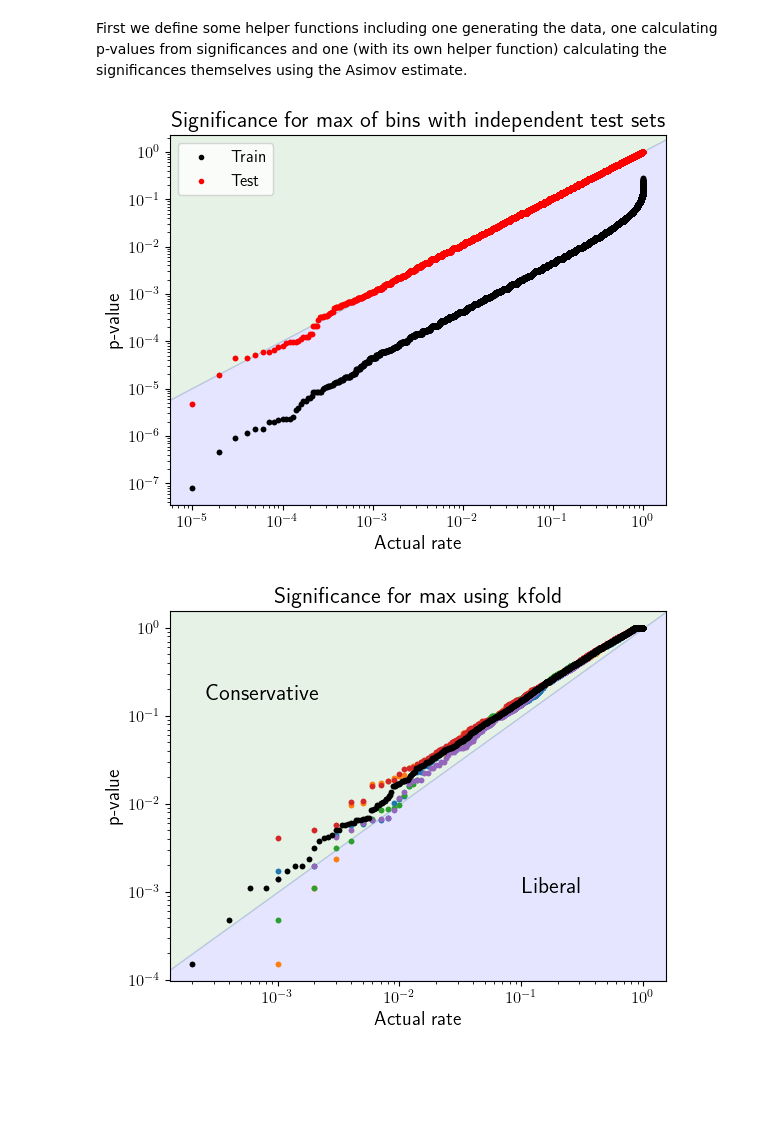
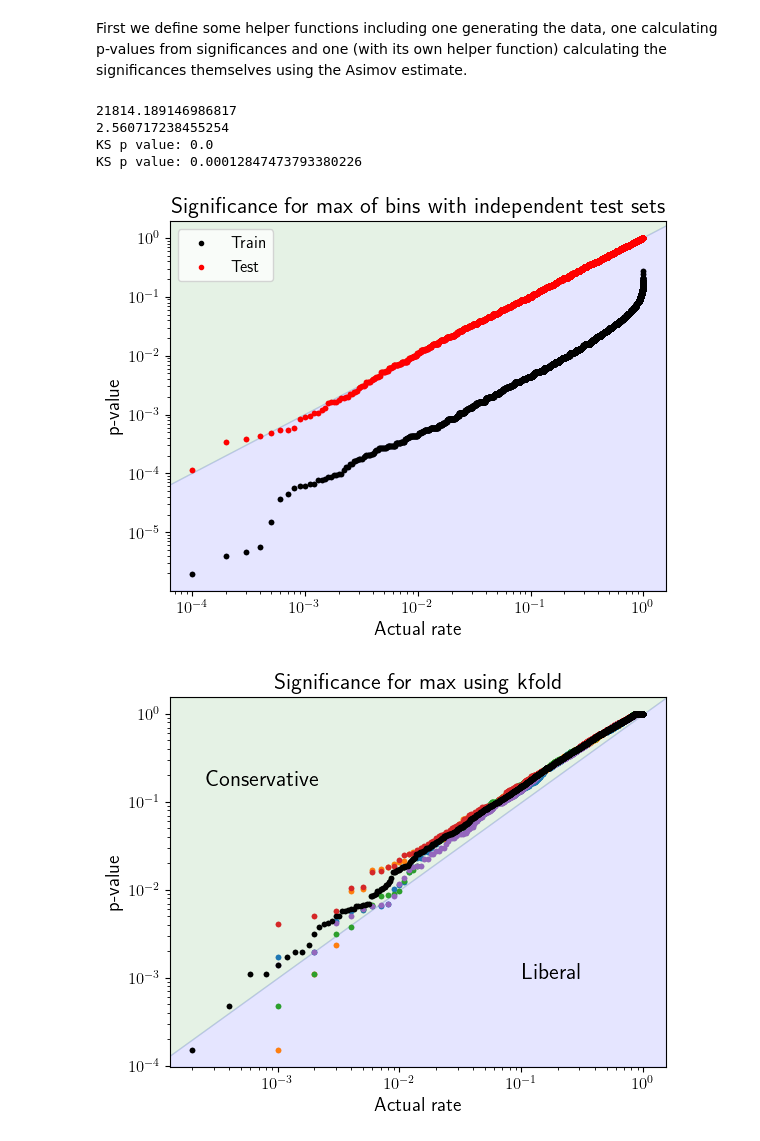
Before and after one commit to mariehein/look_everywhere_in_AD, a Jupyter notebook: binned_distributions_kfold.ipynb, the cells around one changed output. Cells and saved outputs as stored; diff of their text form; code cells hidden in the pictures; blank space fills up the shorter version.

Commit message:
Cleaned up simple binned test

```diff
--- a/binned_distributions_kfold.ipynb
+++ b/binned_distributions_kfold.ipynb
@@ -80,6 +80,32 @@ def significance_formula(N_data, N_BT):
 
 def significance_naive(N_data, N_BT):
     return (N_data-N_BT)/np.sqrt(N_BT)
+
+def anderson_darling_uniform(p_values):
+    """Compute the Anderson-Darling test statistic for Uniform[0,1]"""
+    p_values = np.sort(p_values)
+    n = len(p_values)
+    i = np.arange(1, n + 1)
+    ln_terms = np.log(p_values) + np.log(1 - p_values[::-1])
+    A2 = -n - np.sum((2 * i - 1) * ln_terms) / n
+    return A2
+
+def anderson_darling(p_values):
+    """result = stats.anderson(p_values, dist='uniform')
+
+    # Output results
+    print(f"Test statistic: {result.statistic:.4f}")
+    print("Critical values:", result.critical_values)
+    print("Significance levels (%):", result.significance_level)
+    return stats.anderson(p_values, dist="uniform")"""
+    value = anderson_darling_uniform(p_values)
+    print(value)
+    return anderson_darling_uniform(p_values)
+
+def ks_test(p_values):
+    ks_stat, ks_pvalue = stats.kstest(p_values, 'uniform')
+    print("KS p value:", ks_pvalue)
+    return ks_stat, ks_pvalue
 # %%
 def do_test(N_tests, bins, N, bins_edge = None):
     rv = multivariate_normal([0,0], [[1,0],[0,1]])
@@ -130,7 +156,7 @@ def do_test_independent_test(N_tests, bins, N, bins_edge = None):
     return p_binomial, p_binomial2
 
 bins = 5
-N_tests = 100000
+N_tests = 10000
 N = 10000
 bins_edge = 2
 p_binomial, p_binomial2 = do_test_independent_test(N_tests, bins, N, bins_edge = bins_edge)
@@ -140,34 +166,44 @@ plt.figure()
 plt.title("Significance for max of bins with independent test sets")
 plt.ylabel("p-value")
 plt.xlabel("Actual rate")
 plt.xscale("log")
 plt.yscale("log")
 
 trials = N_tests
 counts = np.arange(1, trials+1)
 
 min_ind = np.argmin(p_binomial.reshape((bins*bins, N_tests)), axis=0)
 p1 = [p_binomial.reshape((bins*bins,N_tests))[min_ind[i],i] for i in range(N_tests)]
 p2 = [p_binomial2.reshape((bins*bins,N_tests))[min_ind[i],i] for i in range(N_tests)]
+
+ad_1=anderson_darling(p1)
+ad_2=anderson_darling(p2)
+ks_1=ks_test(p1)
+ks_2=ks_test(p2)
+
 plt.scatter(counts/trials, np.sort(p1), marker = '.', color="black")
 plt.scatter(counts/trials, np.sort(p2), marker = '.', color="red")
 xmin, xmax = plt.xlim()
 ymin, ymax = plt.ylim()
 a = min([xmin, ymin])
 b = max([xmax, ymax])
 plt.fill_between([a,b],[a,b], [b,b], alpha=0.1, color="green")
 plt.fill_between([a,b],[a,a], [a,b], alpha=0.1, color="blue")
 #plt.text(xmin*2, ymax/10, "Conservative", size=16)
 #plt.text(xmax/15, ymin*10, "Liberal", size=16)
 plt.xlim(xmin, xmax)
 plt.ylim(ymin, ymax)
 
 plt.scatter(counts/trials, np.sort(p1), marker = '.', color="black", label="Train")
 plt.scatter(counts/trials, np.sort(p2), marker = '.', color="red", label="Test")
 plt.legend()
 plt.savefig("plots/binomial_poisson/maxbins_binningfrom"+str(bins_edge)+"_tests"+str(N_tests)+"_bins"+str(bins)+"_events"+str(N)+".png")
 # %% [output]
+21814.189146986817
+2.560717238455254
+KS p value: 0.0
+KS p value: 0.00012847473793380226
-[figure, old version]
+[figure, new version]
 # %%
 def do_test_kfold(N_tests, bins, N, bins_edge = None, folds=5):
     rv = multivariate_normal([0,0], [[1,0],[0,1]])
```
Also changed, not shown: parts of 4 cells of this notebook, 8 other files.
